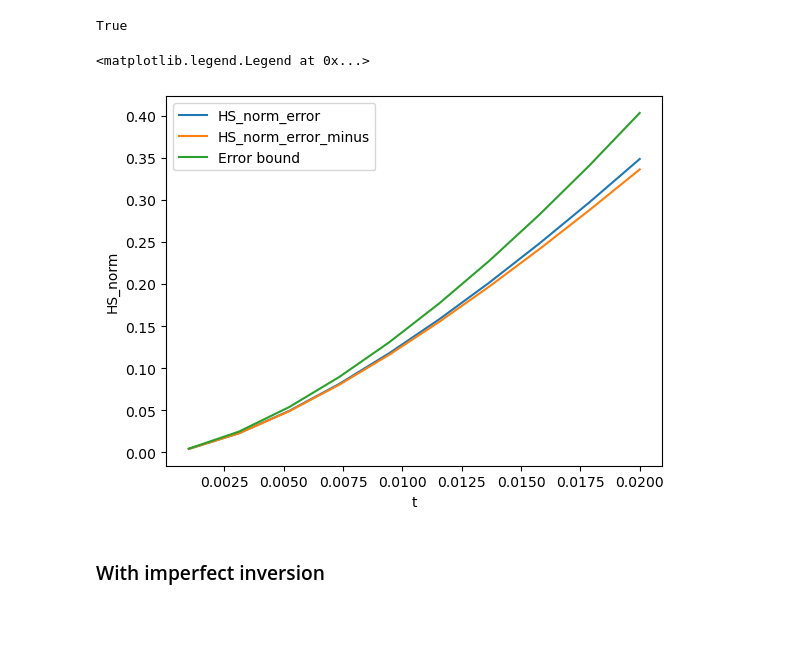
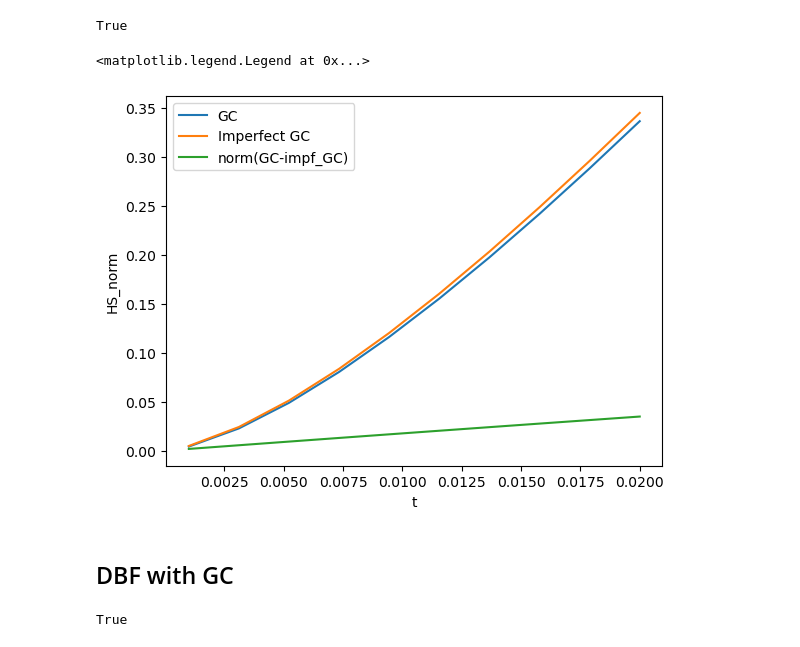
Before and after one commit to marekgluza/double_bracket_flow_as_a_diagonalization_quantum_algorithm, a Jupyter notebook: Inverting_ising.ipynb, the cells around one changed output. Cells and saved outputs as stored; diff of their text form; code cells hidden in the pictures; blank space fills up the shorter version.

Commit message:
DBF running for GC and imperfect GC

```diff
--- a/Inverting_ising.ipynb
+++ b/Inverting_ising.ipynb
@@ -120,11 +120,15 @@ True
 $\lang e^{itH}, \mathcal I(e^{-itH})\rang = tr(e^{-itH} X_2e^{-itH}X_2e^{it Z_1Z_3})=tr(e^{-itH} e^{it(Z_1Z_2+Z_2 Z_3 - \frac{1}{2}Z_1Z_3)}e^{it Z_1Z_3})$
 # %%
 # Convergence
-def convergence(H,H_inverter,t, N):
+def imperfect_inversion_evolution(H, H_inverter, t, N):
+    # Returns approximated e^itH with trotterization
     H_imp_inv = H_inverter @ H @ H_inverter
     missing_term = H_imp_inv + H
     s = t/N
-    target = expm(-1j*t*H) @ np.linalg.matrix_power(((H_inverter @ expm(-1j*s*H) @ H_inverter) @ expm(1j* s *missing_term)), N)
+    return np.linalg.matrix_power(((H_inverter @ expm(-1j*s*H) @ H_inverter) @ expm(1j* s *missing_term)), N)
+
+def convergence(H, H_inverter,t, N):
+    target = expm(-1j*t*H) @ imperfect_inversion_evolution(H, H_inverter, t, N)
     return np.abs(target.trace()/np.sqrt(np.size(H)))
 # %%
 N_list = np.linspace(1,1001,21)
@@ -180,9 +184,14 @@ True
 def commutator(A, B):
     return A.dot( B ) - B.dot( A )
 
-def group_commutator(D , H, s):
+def group_commutator(D , H, s, H_inverter=None, N=2):
+    # Returns e^(-s[D,H])
     sqrt_s = np.sqrt(s)
-    return expm(1j*sqrt_s*D) @ expm(1j*sqrt_s*H) @ expm(-1j*sqrt_s*D) @ expm(-1j*sqrt_s*H)
+    if np.any(H_inverter) == None:
+        return expm(1j*sqrt_s*D) @ expm(1j*sqrt_s*H) @ expm(-1j*sqrt_s*D) @ expm(-1j*sqrt_s*H)
+    else:
+        # print('GC calculated via imperfect inversion')
+        return expm(1j*sqrt_s*D) @ imperfect_inversion_evolution(H, H_inverter, sqrt_s, N) @ expm(-1j*sqrt_s*D) @ expm(-1j*sqrt_s*H)
 
 def delta( A ):
         return np.diag( A.diagonal() )
@@ -192,33 +201,48 @@ def op_norm(op):
     return max(s)
 # %%
 t_list = np.linspace(0.001, 0.02, 10)
-norm_list = []
-norm_list_minus = []
+norm_list_linear = []
+norm_list_GC = []
+norm_list_impf_GC = []
+norm_list_diff_GC = []
 bound_list = []
 D = delta(sys.H)
+N = 5
 bound = op_norm(commutator(D, commutator(D, sys.H)))\
             + op_norm(commutator(sys.H, commutator(D, sys.H)))
 for t in t_list:
     GC = group_commutator(D, sys.H, t)
-    exp_commutator_minus = expm(-t * commutator(D, sys.H))
-    exp_commutator = expm(t * commutator(D, sys.H))
-    diff = exp_commutator - GC
-    diff_minus = exp_commutator_minus - GC
-    # diff = exp_commutator
-    # diff_minus = exp_commutator_minus
-    HS_norm = np.linalg.norm(diff)
-    HS_norm_minus = op_norm(diff_minus)
-    norm_list.append( op_norm(GC - np.eye(2**sys.L) + t * commutator(D, sys.H)))
-    norm_list_minus.append(HS_norm_minus)
+    impf_GC = group_commutator(D, sys.H, t, H_inverter, N=N)
+    exp_commutator = expm(-t * commutator(D, sys.H))
+    diff_GC = exp_commutator - GC
+    diff_impf_GC = exp_commutator - impf_GC
+    diff_GC_impf_GC = GC - impf_GC
+    norm_diff_GC = op_norm(diff_GC)
+    norm_diff_impf_GC = op_norm(diff_impf_GC)
+    norm_list_linear.append( op_norm(GC - np.eye(2**sys.L) + t * commutator(D, sys.H)))
+    norm_list_GC.append(norm_diff_GC)
+    norm_list_impf_GC.append(norm_diff_impf_GC)
+    norm_list_diff_GC.append(op_norm(diff_GC_impf_GC))
     bound_list.append(.5*bound*(t**1.5))
-plt.plot(t_list, norm_list,label='HS_norm_error')
-plt.plot(t_list, norm_list_minus,label='HS_norm_error_minus')
-plt.plot(t_list, bound_list, label='Error bound')
+# plt.plot(t_list, norm_list_linear,label='Linear')
+plt.plot(t_list, norm_list_GC,label='GC')
+plt.plot(t_list, norm_list_impf_GC,label='Imperfect GC')
+plt.plot(t_list, norm_list_diff_GC,label='norm(GC-impf_GC)')
+# plt.plot(t_list, bound_list, label='Error bound')
 plt.xlabel('t')
 plt.ylabel('HS_norm')
 plt.legend()
 # %% [output]
 <matplotlib.legend.Legend at 0x...>
-[figure, old version]
+[figure, new version]
-# %% [markdown]
-### With imperfect inversion
+# %% [markdown]
+## DBF with GC
+# %%
+# System set up
+# D and B = [1,1,1]
+sys = ising_model([1,1,1], [1,1,1], max_coupling_range=2)
+H_inverter = sys.Y.at(1)@sys.Y.at(3)
+H_impf_inv = H_inverter @ sys.H @ H_inverter
+print(np.all(H_impf_inv == (-sys.H + sys.Z.at(1)@sys.Z.at(3)+2*sys.Z.at(2)+4*sys.X.at(2))))
+# %% [output]
+True
```
Also changed, not shown: parts of 8 cells of this notebook, 2 other files.
